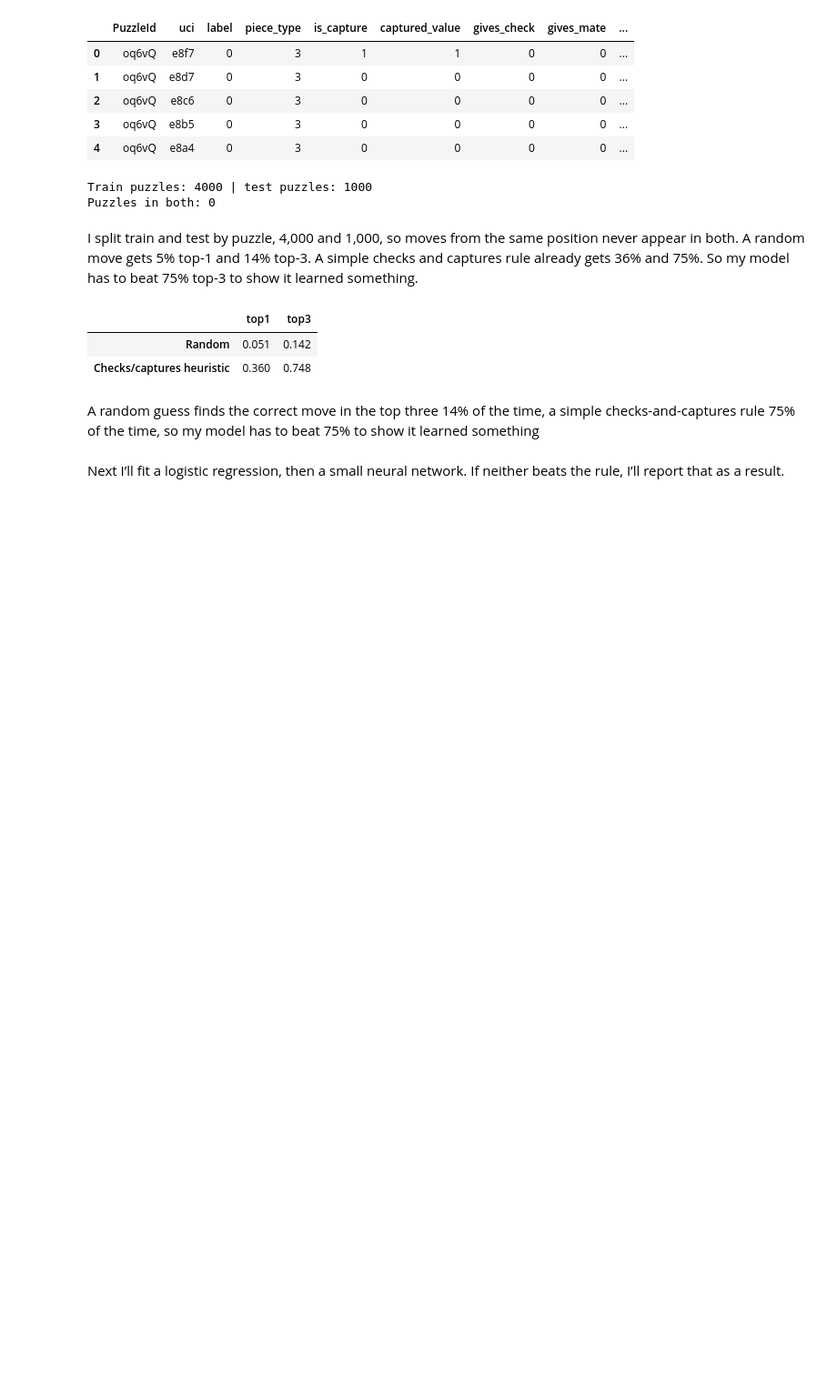
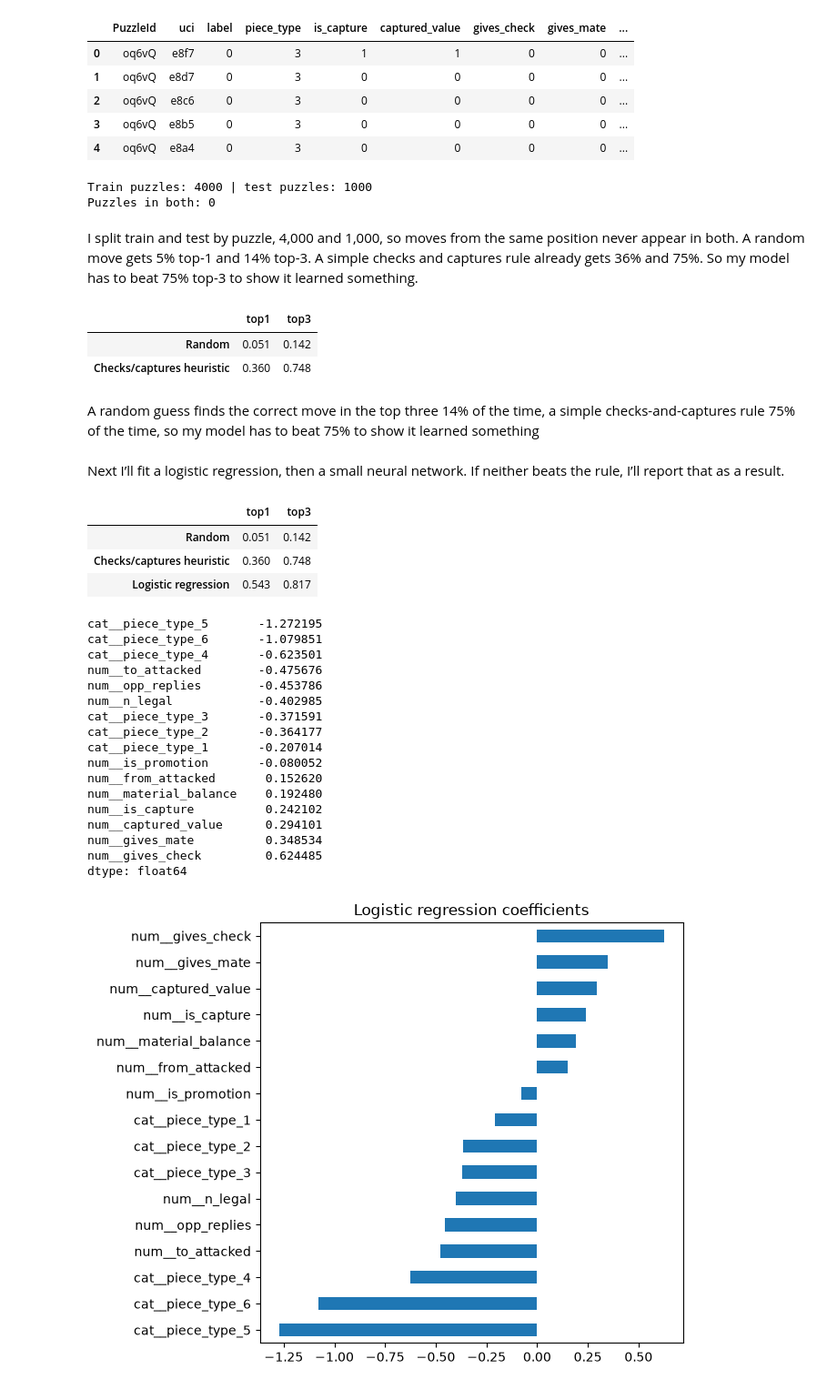
Before and after one commit to annamodolo/Predicting-Tactical-Chess-Decisions, a Jupyter notebook: 01_get_data.ipynb, the cells around one changed output. Shown at 91% size. Drawn from its saved outputs; the diff is of its cells as text; code cells hidden in the pictures; blank space fills up the shorter version.

Commit message:
Add logistic regression results

```diff
--- a/01_get_data.ipynb
+++ b/01_get_data.ipynb
@@ -255,3 +255,59 @@ pd.DataFrame(results).T
 A random guess finds the correct move in the top three 14% of the time, a simple checks-and-captures rule 75% of the time, so my model has to beat 75% to show it learned something
 # %% [markdown]
 Next I’ll fit a logistic regression, then a small neural network. If neither beats the rule, I’ll report that as a result.
+# %%
+from sklearn.compose import ColumnTransformer
+from sklearn.preprocessing import StandardScaler, OneHotEncoder
+from sklearn.pipeline import Pipeline
+from sklearn.linear_model import LogisticRegression
+
+num_cols = ["is_capture", "captured_value", "gives_check", "gives_mate", "is_promotion",
+            "from_attacked", "to_attacked", "opp_replies", "material_balance", "n_legal"]
+cat_cols = ["piece_type"]
+feat_cols = num_cols + cat_cols
+
+def make_pre():
+    return ColumnTransformer([
+        ("num", StandardScaler(), num_cols),
+        ("cat", OneHotEncoder(handle_unknown="ignore"), cat_cols),
+    ])
+
+logit = Pipeline([("pre", make_pre()), ("clf", LogisticRegression(max_iter=1000))])
+logit.fit(train[feat_cols], train["label"])
+
+test["p_logit"] = logit.predict_proba(test[feat_cols])[:, 1]
+results["Logistic regression"] = topk(test, test["p_logit"].values)
+
+pd.DataFrame(results).T
+# %% [output]
+|  | top1 | top3 |
+| Random | 0.051 | 0.142 |
+| Checks/captures heuristic | 0.360 | 0.748 |
+| Logistic regression | 0.543 | 0.817 |
+# %%
+# Written with Claude (Anthropic): inspecting logistic regression coefficients
+names = logit.named_steps["pre"].get_feature_names_out()
+coefs = pd.Series(logit.named_steps["clf"].coef_[0], index=names).sort_values()
+print(coefs)
+coefs.plot.barh(figsize=(6, 6))
+plt.title("Logistic regression coefficients")
+plt.show()
+# %% [output]
+cat__piece_type_5       -1.272195
+cat__piece_type_6       -1.079851
+cat__piece_type_4       -0.623501
+num__to_attacked        -0.475676
+num__opp_replies        -0.453786
+num__n_legal            -0.402985
+cat__piece_type_3       -0.371591
+cat__piece_type_2       -0.364177
+cat__piece_type_1       -0.207014
+num__is_promotion       -0.080052
+num__from_attacked       0.152620
+num__material_balance    0.192480
+num__is_capture          0.242102
+num__captured_value      0.294101
+num__gives_mate          0.348534
+num__gives_check         0.624485
+dtype: float64
+[figure, added]
```
